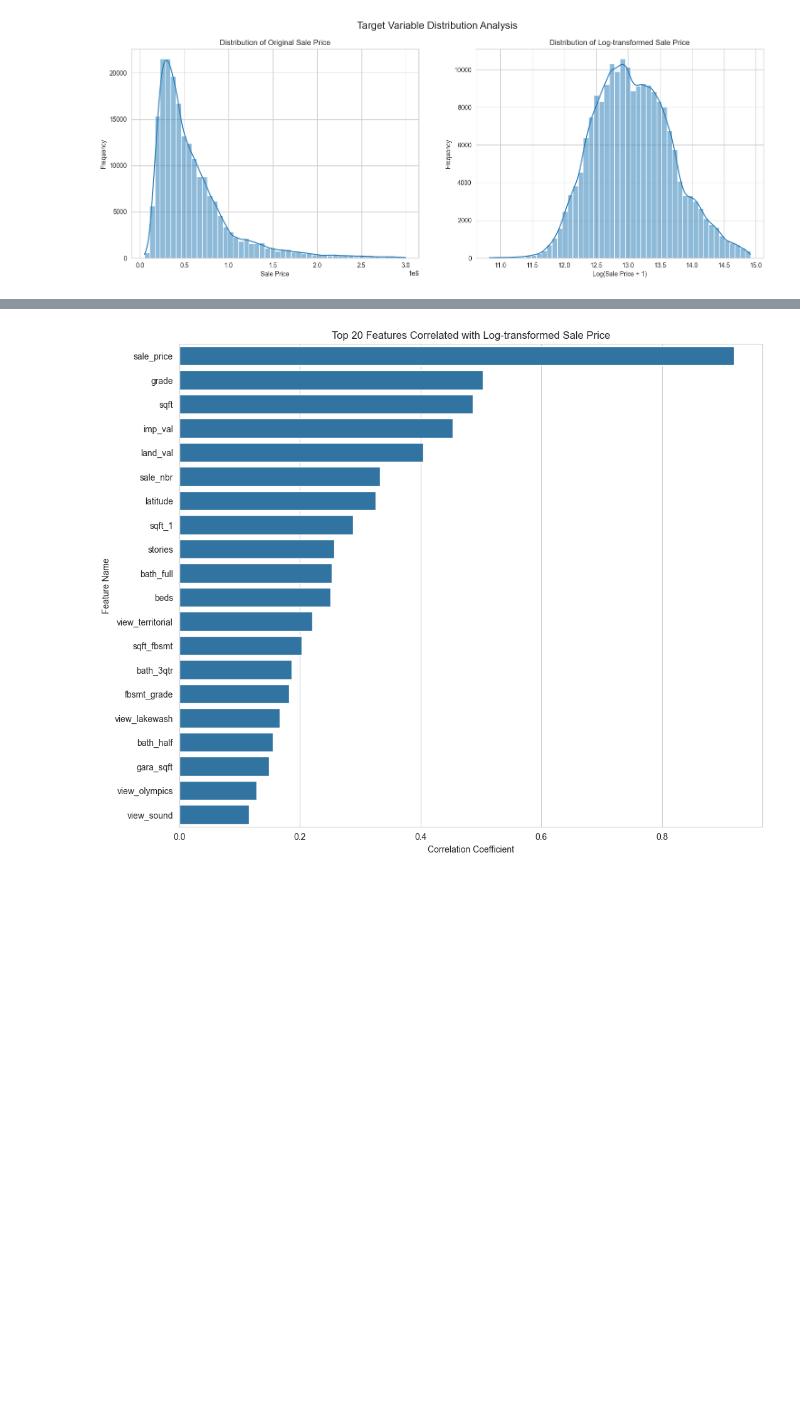
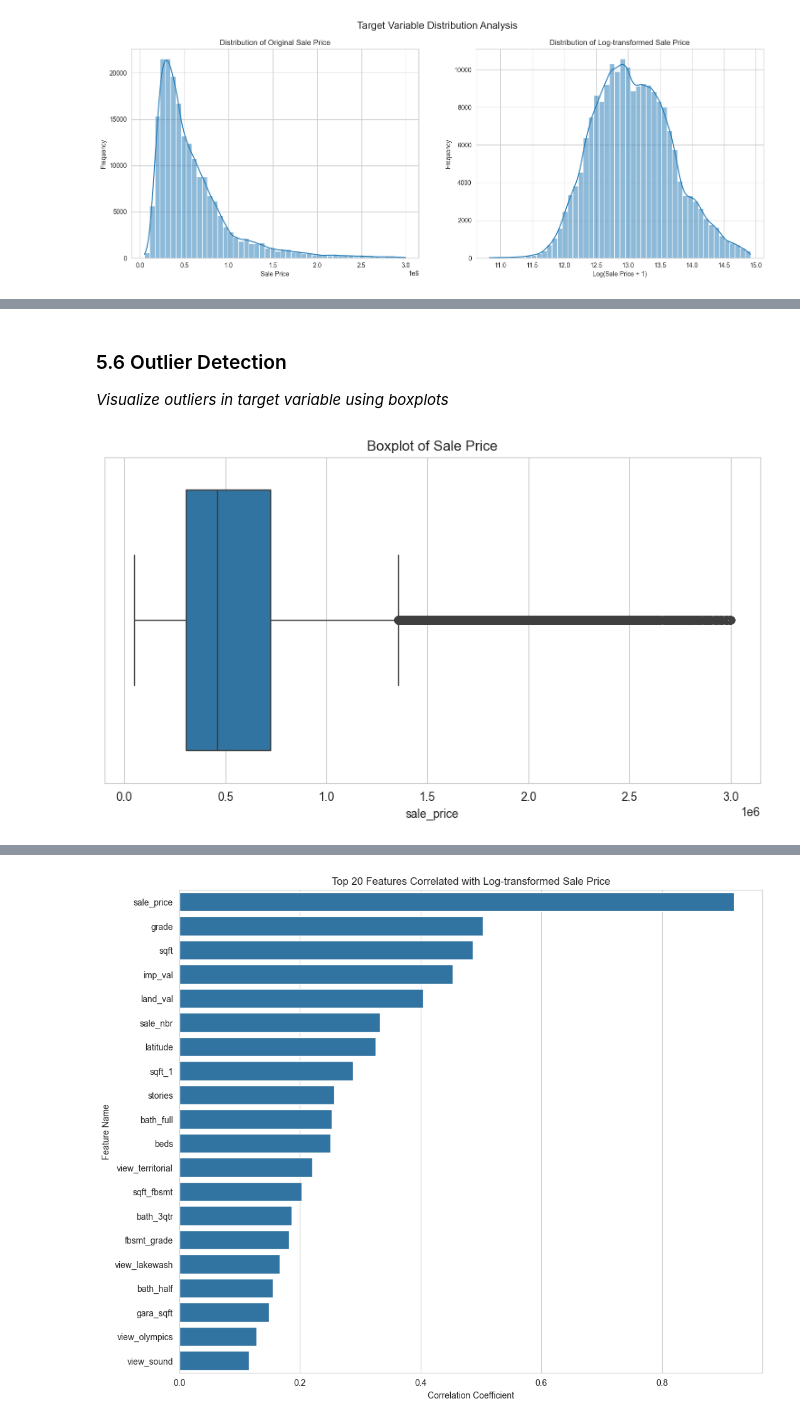
Before and after one commit to sanjayahewage0103/house-price-prediction-app, a Jupyter notebook: HousePrice_PI_Ensemble_V6.ipynb, the cells around one changed output, grey strips where cells are left out. Saved outputs shown, nothing was run; the diff lists cells and outputs as text; code cells hidden in the pictures; blank space fills up the shorter version.

```diff
--- a/HousePrice_PI_Ensemble_V6.ipynb
+++ b/HousePrice_PI_Ensemble_V6.ipynb
@@ -135,0 +221,11 @@ if not train_df_raw.empty:
+# %% [markdown]
+### 5.6 Outlier Detection
+*Visualize outliers in target variable using boxplots*
+# %%
+# Boxplot for outliers in Sale Price
+plt.figure(figsize=(10, 5))
+sns.boxplot(x=train_df_raw['sale_price'])
+plt.title('Boxplot of Sale Price')
+plt.show()
+# %% [output]
+[figure, added]
```
Also changed, not shown: parts of 36 cells of this notebook.
